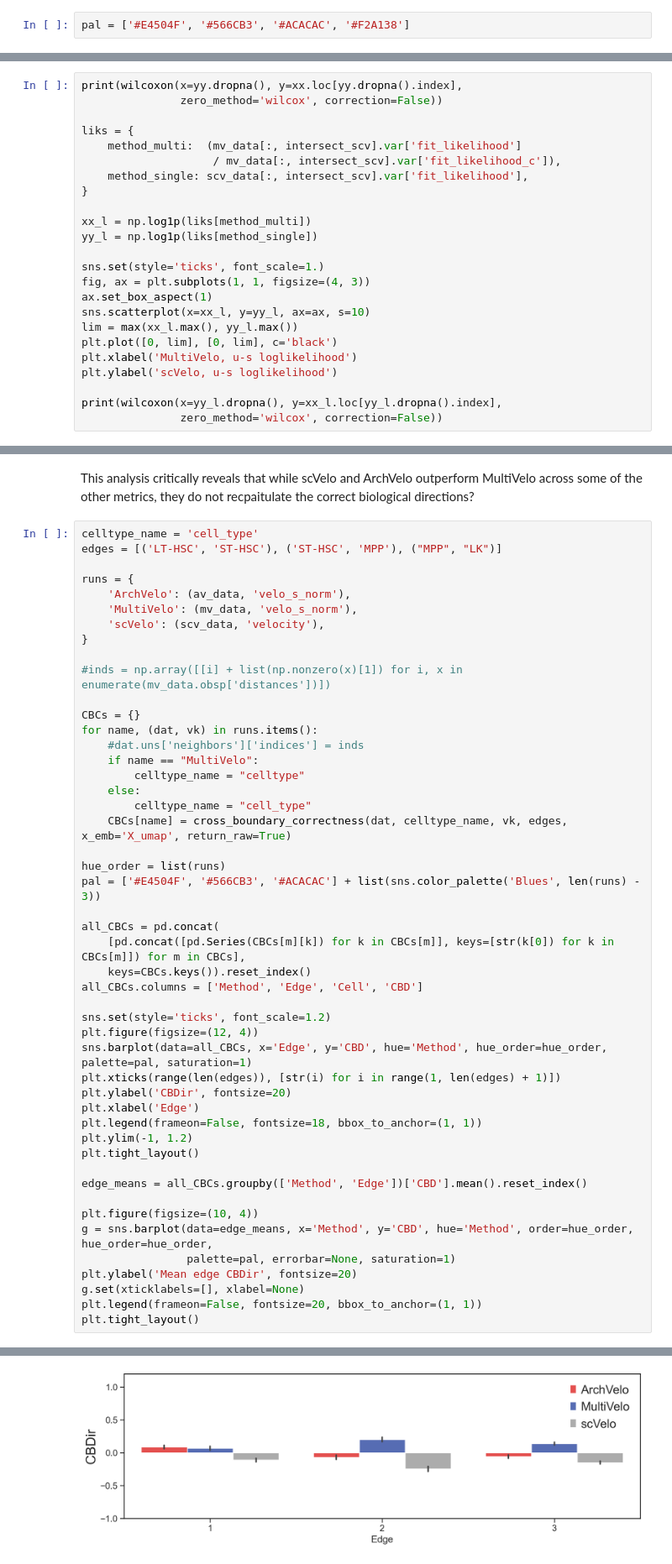
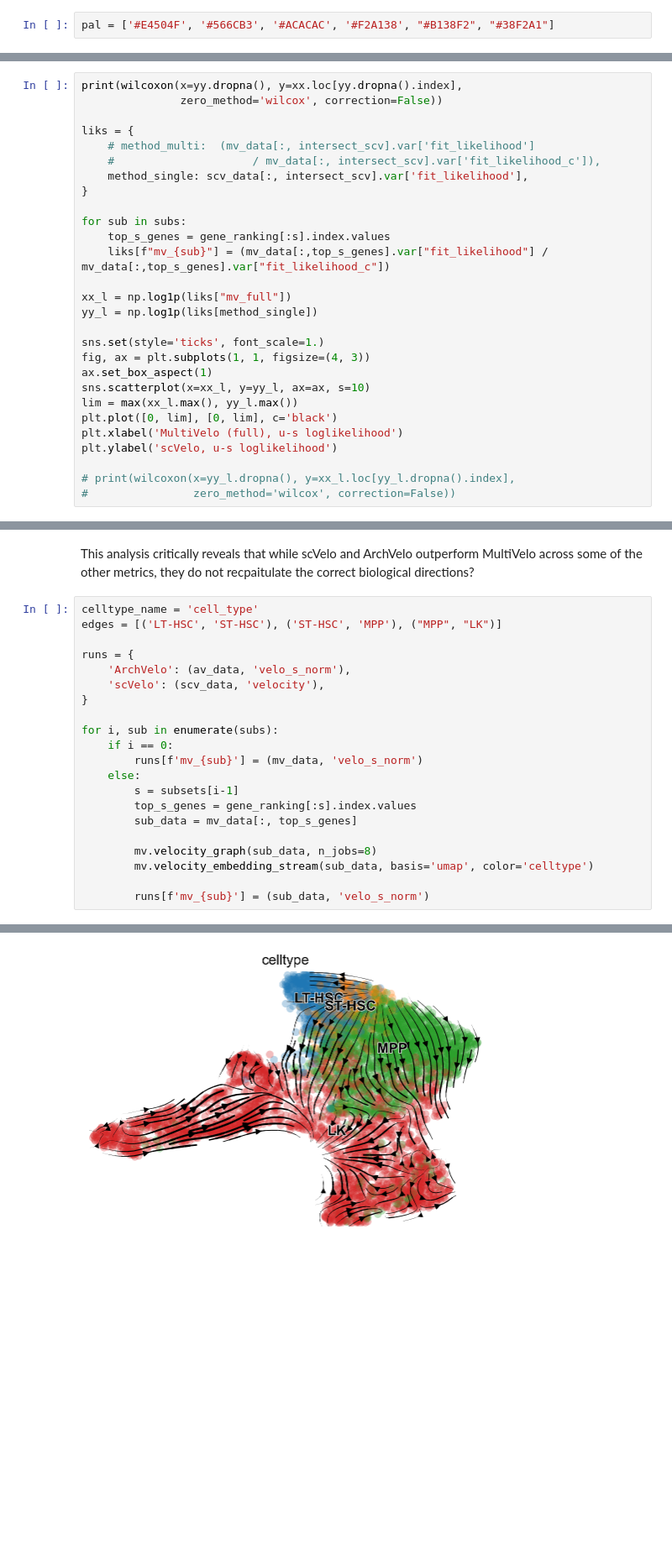
Before and after one commit to N1klasSchmidt/DynaVelo_testing, a Jupyter notebook: velocity_analyses/multivelo/mv_ablation_comparison.ipynb, the cells around one changed output, grey strips where cells are left out. Shown at 84% size. Drawn from its saved outputs; the diff is of its cells as text; blank space fills up the shorter version.

Commit message:
Starting chromatin velocity analysis

```diff
--- a/velocity_analyses/multivelo/mv_ablation_comparison.ipynb
+++ b/velocity_analyses/multivelo/mv_ablation_comparison.ipynb
@@ -22,7 +22,7 @@ from sklearn.metrics.pairwise import cosine_similarity
 # %% [markdown]
 ## Data preparation
 # %%
-pal = ['#E4504F', '#566CB3', '#ACACAC', '#F2A138']
+pal = ['#E4504F', '#566CB3', '#ACACAC', '#F2A138', "#B138F2", "#38F2A1"]
 # %%
 python_data_dir = r"C:\Users\Nikla\Documents\MoBi_Master_FS.3\Internship AG Höfer\DynaVelo_testing\data"
 
@@ -222,12 +261,16 @@ print(wilcoxon(x=yy.dropna(), y=xx.loc[yy.dropna().index],
                zero_method='wilcox', correction=False))
 
 liks = {
-    method_multi:  (mv_data[:, intersect_scv].var['fit_likelihood']
-                    / mv_data[:, intersect_scv].var['fit_likelihood_c']),
+    # method_multi:  (mv_data[:, intersect_scv].var['fit_likelihood']
+    #                     / mv_data[:, intersect_scv].var['fit_likelihood_c']),
     method_single: scv_data[:, intersect_scv].var['fit_likelihood'],
 }
 
-xx_l = np.log1p(liks[method_multi])
+for sub in subs:
+    top_s_genes = gene_ranking[:s].index.values
+    liks[f"mv_{sub}"] = (mv_data[:,top_s_genes].var["fit_likelihood"] / mv_data[:,top_s_genes].var["fit_likelihood_c"])
+
+xx_l = np.log1p(liks["mv_full"])
 yy_l = np.log1p(liks[method_single])
 
 sns.set(style='ticks', font_scale=1.)
@@ -236,9 +279,9 @@ ax.set_box_aspect(1)
 sns.scatterplot(x=xx_l, y=yy_l, ax=ax, s=10)
 lim = max(xx_l.max(), yy_l.max())
 plt.plot([0, lim], [0, lim], c='black')
-plt.xlabel('MultiVelo, u-s loglikelihood')
+plt.xlabel('MultiVelo (full), u-s loglikelihood')
 plt.ylabel('scVelo, u-s loglikelihood')
 
-print(wilcoxon(x=yy_l.dropna(), y=xx_l.loc[yy_l.dropna().index],
-               zero_method='wilcox', correction=False))
+# print(wilcoxon(x=yy_l.dropna(), y=xx_l.loc[yy_l.dropna().index],
+#                zero_method='wilcox', correction=False))
 # %% [output]
@@ -330,46 +383,19 @@ edges = [('LT-HSC', 'ST-HSC'), ('ST-HSC', 'MPP'), ("MPP", "LK")]
 
 runs = {
     'ArchVelo': (av_data, 'velo_s_norm'),
-    'MultiVelo': (mv_data, 'velo_s_norm'),
     'scVelo': (scv_data, 'velocity'),
 }
 
-#inds = np.array([[i] + list(np.nonzero(x)[1]) for i, x in enumerate(mv_data.obsp['distances'])])
+for i, sub in enumerate(subs):
+    if i == 0:
+        runs[f'mv_{sub}'] = (mv_data, 'velo_s_norm')
+    else:
+        s = subsets[i-1]
+        top_s_genes = gene_ranking[:s].index.values
+        sub_data = mv_data[:, top_s_genes]
 
-CBCs = {}
-for name, (dat, vk) in runs.items():
-    #dat.uns['neighbors']['indices'] = inds
-    if name == "MultiVelo":
-        celltype_name = "celltype"
-    else:
-        celltype_name = "cell_type"
-    CBCs[name] = cross_boundary_correctness(dat, celltype_name, vk, edges, x_emb='X_umap', return_raw=True)
+        mv.velocity_graph(sub_data, n_jobs=8)
+        mv.velocity_embedding_stream(sub_data, basis='umap', color='celltype')
 
-hue_order = list(runs)
-pal = ['#E4504F', '#566CB3', '#ACACAC'] + list(sns.color_palette('Blues', len(runs) - 3))
-
-all_CBCs = pd.concat(
-    [pd.concat([pd.Series(CBCs[m][k]) for k in CBCs[m]], keys=[str(k[0]) for k in CBCs[m]]) for m in CBCs],
-    keys=CBCs.keys()).reset_index()
-all_CBCs.columns = ['Method', 'Edge', 'Cell', 'CBD']
-
-sns.set(style='ticks', font_scale=1.2)
-plt.figure(figsize=(12, 4))
-sns.barplot(data=all_CBCs, x='Edge', y='CBD', hue='Method', hue_order=hue_order, palette=pal, saturation=1)
-plt.xticks(range(len(edges)), [str(i) for i in range(1, len(edges) + 1)])
-plt.ylabel('CBDir', fontsize=20)
-plt.xlabel('Edge')
-plt.legend(frameon=False, fontsize=18, bbox_to_anchor=(1, 1))
-plt.ylim(-1, 1.2)
-plt.tight_layout()
-
-edge_means = all_CBCs.groupby(['Method', 'Edge'])['CBD'].mean().reset_index()
-
-plt.figure(figsize=(10, 4))
-g = sns.barplot(data=edge_means, x='Method', y='CBD', hue='Method', order=hue_order, hue_order=hue_order,
-                palette=pal, errorbar=None, saturation=1)
-plt.ylabel('Mean edge CBDir', fontsize=20)
-g.set(xticklabels=[], xlabel=None)
-plt.legend(frameon=False, fontsize=20, bbox_to_anchor=(1, 1))
-plt.tight_layout()
+        runs[f'mv_{sub}'] = (sub_data, 'velo_s_norm')
 # %% [output]
@@ -377 +408 @@ No artists with labels found to put in legend.  Note that artists whose label st
-[figure, old version]
+[figure, new version]
```
Also changed, not shown: parts of 13 cells of this notebook, 7 other files.
